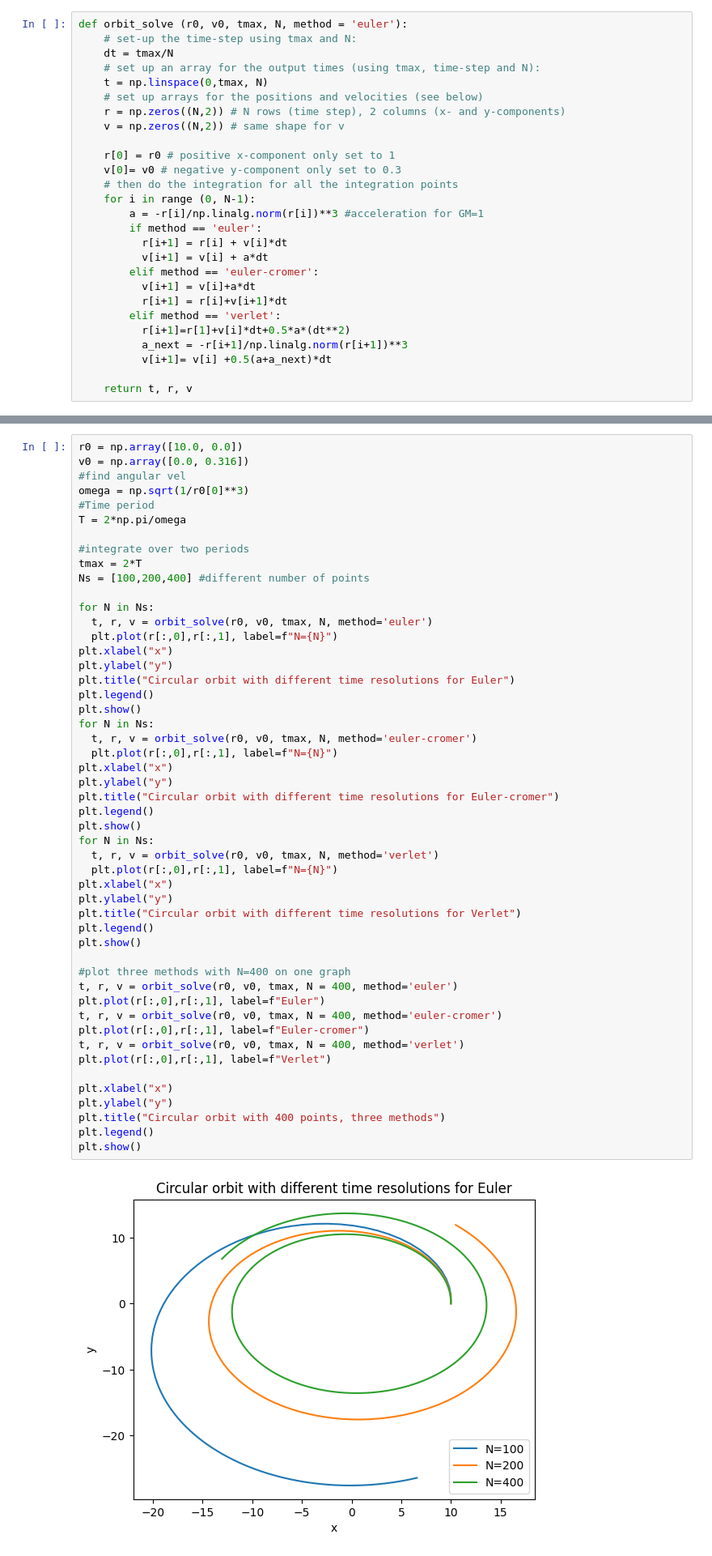
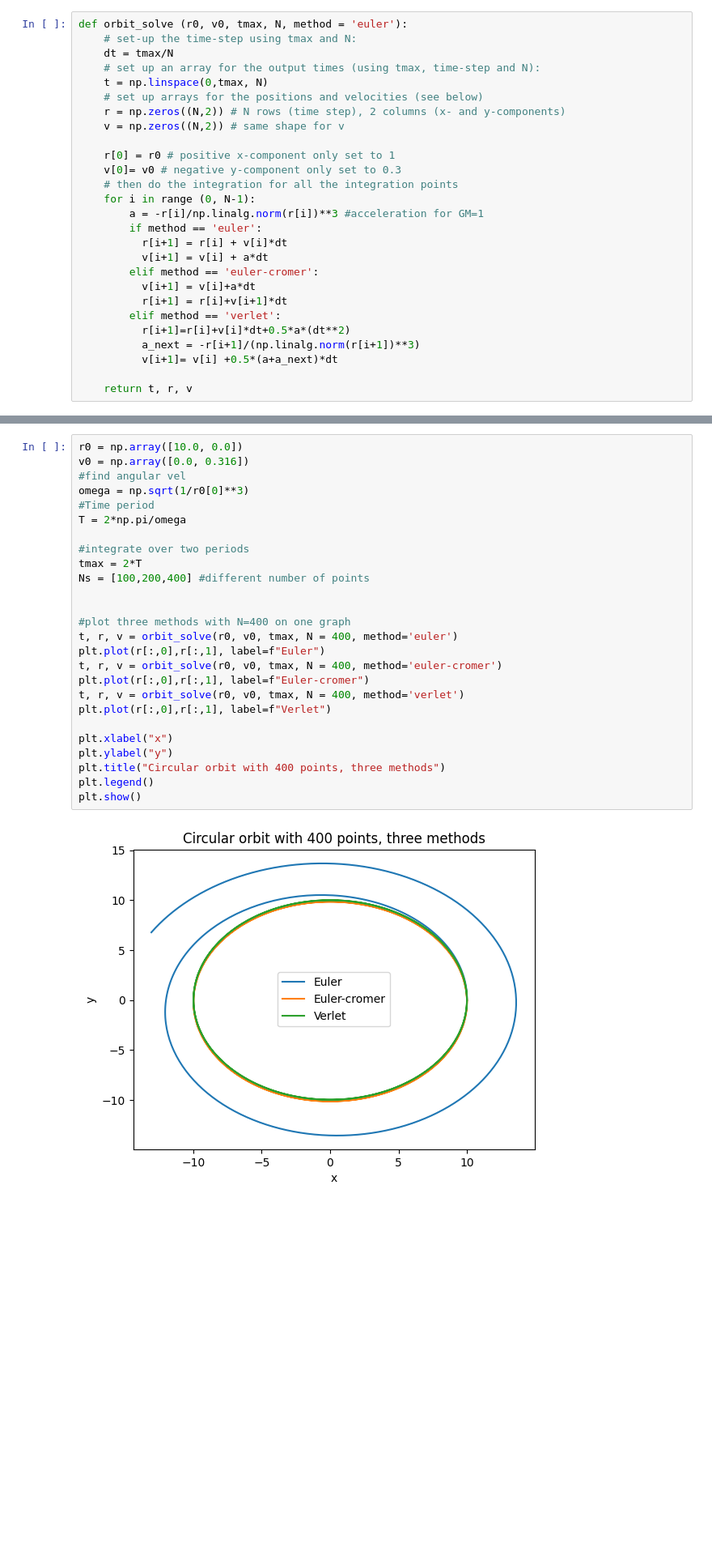
Before and after one commit to PX2145-2025/week-9-b-Leonora-van-Laar, a Jupyter notebook: ODEs_2.ipynb, the cells around one changed output, grey strips where cells are left out. Shown: that part at 81% size. Cells and saved outputs as stored; diff of their text form; blank space fills up the shorter version.

```diff
--- a/ODEs_2.ipynb
+++ b/ODEs_2.ipynb
@@ -353,9 +353,9 @@ def orbit_solve (r0, v0, tmax, N, method = 'euler'):
           v[i+1] = v[i]+a*dt
           r[i+1] = r[i]+v[i+1]*dt
         elif method == 'verlet':
-          r[i+1]=r[1]+v[i]*dt+0.5*a*(dt**2)
-          a_next = -r[i+1]/np.linalg.norm(r[i+1])**3
-          v[i+1]= v[i] +0.5(a+a_next)*dt
+          r[i+1]=r[i]+v[i]*dt+0.5*a*(dt**2)
+          a_next = -r[i+1]/(np.linalg.norm(r[i+1])**3)
+          v[i+1]= v[i] +0.5*(a+a_next)*dt
 
     return t, r, v
 # %% [markdown]
@@ -365,52 +365,28 @@ def orbit_solve (r0, v0, tmax, N, method = 'euler'):
 # %%
 r0 = np.array([10.0, 0.0])
 v0 = np.array([0.0, 0.316])
 #find angular vel
 omega = np.sqrt(1/r0[0]**3)
 #Time period
 T = 2*np.pi/omega
 
 #integrate over two periods
 tmax = 2*T
 Ns = [100,200,400] #different number of points
 
-for N in Ns:
-  t, r, v = orbit_solve(r0, v0, tmax, N, method='euler')
-  plt.plot(r[:,0],r[:,1], label=f"N={N}")
-plt.xlabel("x")
-plt.ylabel("y")
-plt.title("Circular orbit with different time resolutions for Euler")
-plt.legend()
-plt.show()
-for N in Ns:
-  t, r, v = orbit_solve(r0, v0, tmax, N, method='euler-cromer')
-  plt.plot(r[:,0],r[:,1], label=f"N={N}")
-plt.xlabel("x")
-plt.ylabel("y")
-plt.title("Circular orbit with different time resolutions for Euler-cromer")
-plt.legend()
-plt.show()
-for N in Ns:
-  t, r, v = orbit_solve(r0, v0, tmax, N, method='verlet')
-  plt.plot(r[:,0],r[:,1], label=f"N={N}")
-plt.xlabel("x")
-plt.ylabel("y")
-plt.title("Circular orbit with different time resolutions for Verlet")
-plt.legend()
-plt.show()
 
 #plot three methods with N=400 on one graph
 t, r, v = orbit_solve(r0, v0, tmax, N = 400, method='euler')
 plt.plot(r[:,0],r[:,1], label=f"Euler")
 t, r, v = orbit_solve(r0, v0, tmax, N = 400, method='euler-cromer')
 plt.plot(r[:,0],r[:,1], label=f"Euler-cromer")
 t, r, v = orbit_solve(r0, v0, tmax, N = 400, method='verlet')
 plt.plot(r[:,0],r[:,1], label=f"Verlet")
 
 plt.xlabel("x")
 plt.ylabel("y")
 plt.title("Circular orbit with 400 points, three methods")
 plt.legend()
 plt.show()
 # %% [output]
-[figure, old version]
+[figure, new version]
```
Also changed, not shown: parts of 2 cells of this notebook.
